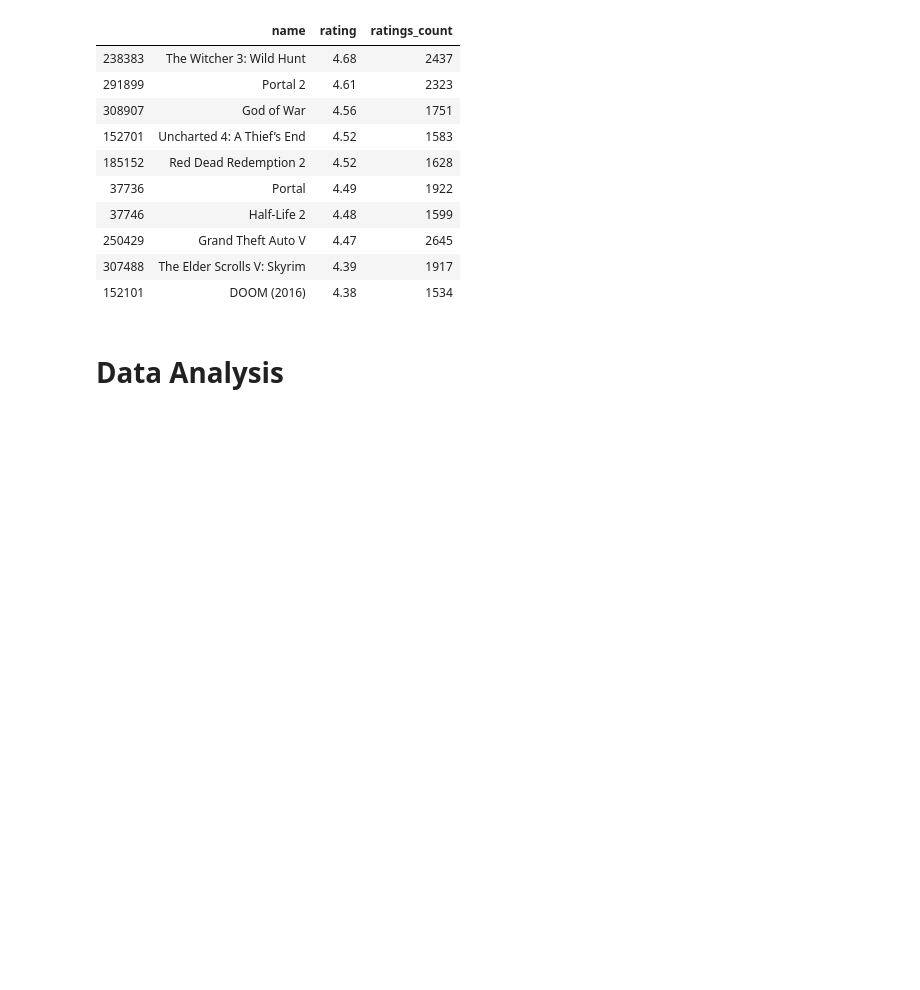
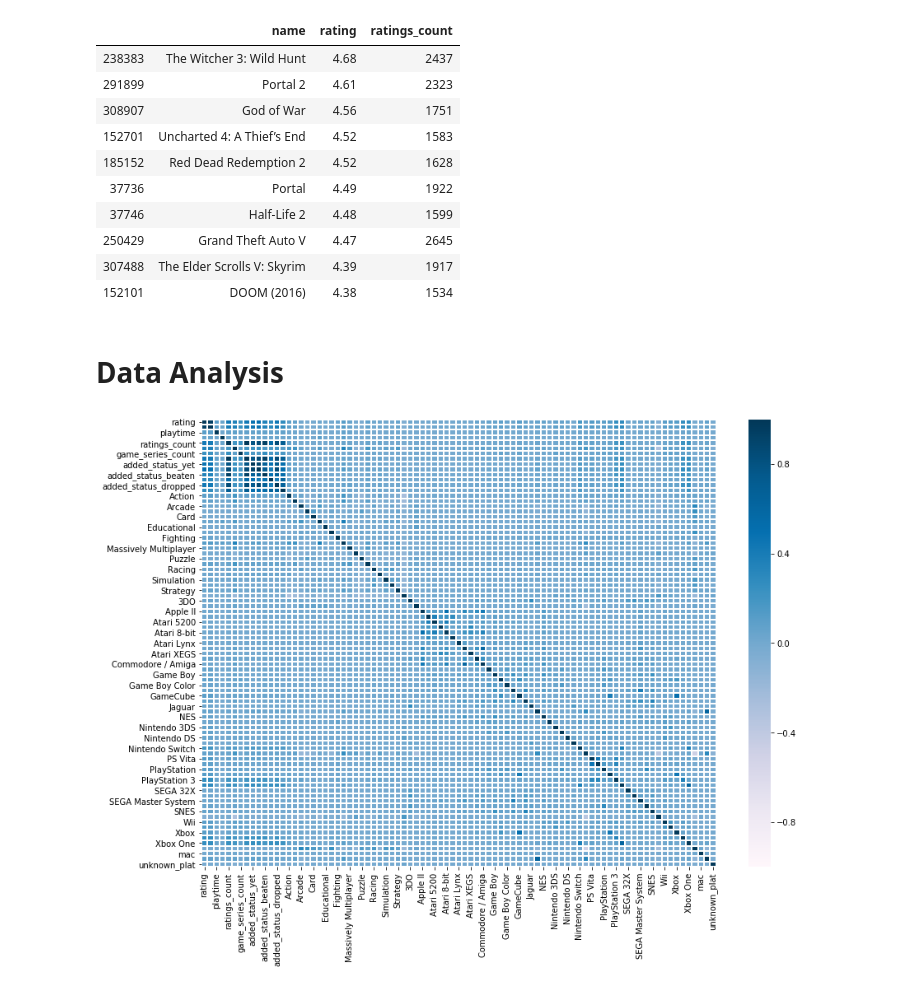
Before and after one commit to FreedomVAce/Game_Recommendation, a Jupyter notebook: Game_Recommendation.ipynb, the cells around one changed output. Drawn from its saved outputs; the diff is of its cells as text; code cells hidden in the pictures; blank space fills up the shorter version.

```diff
--- a/Game_Recommendation.ipynb
+++ b/Game_Recommendation.ipynb
@@ -201,3 +203,9 @@ top_rated_v2.loc[:,['name','rating','ratings_count']].head(10)
 | 152101 | DOOM (2016) | 4.38 | 1534 |
 # %% [markdown]
 # Data Analysis
+# %%
+fig, ax = plt.subplots()
+fig.set_size_inches(14, 10)
+ax=sns.heatmap(game.corr(), vmin=-1, vmax=1, cmap="PuBu", linewidths=1)
+# %% [output]
+[figure, added]
```
Also changed, not shown: parts of 9 cells of this notebook.
